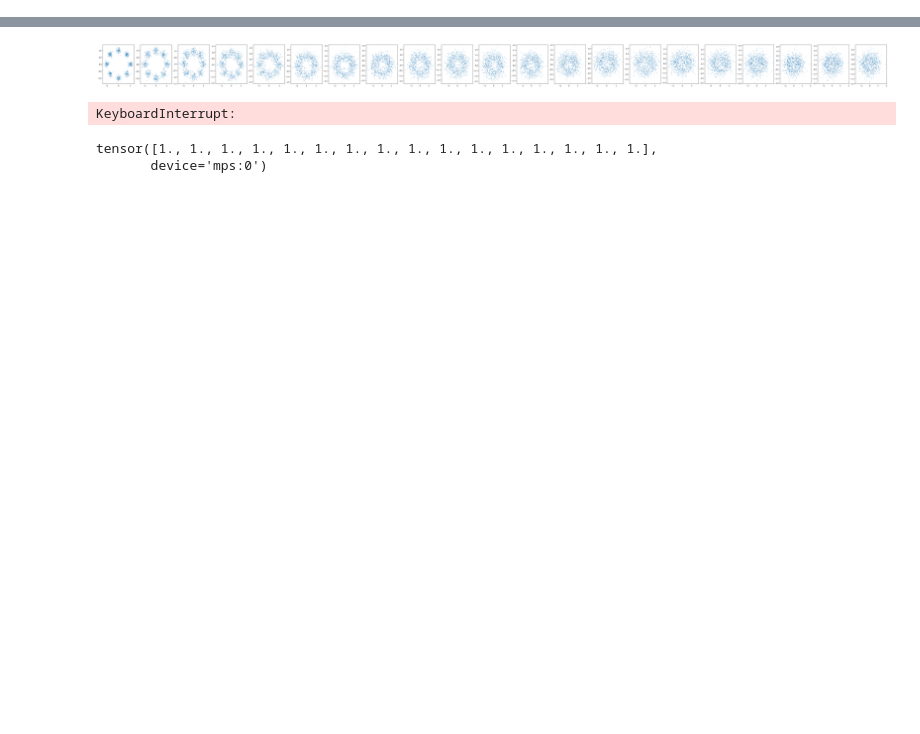
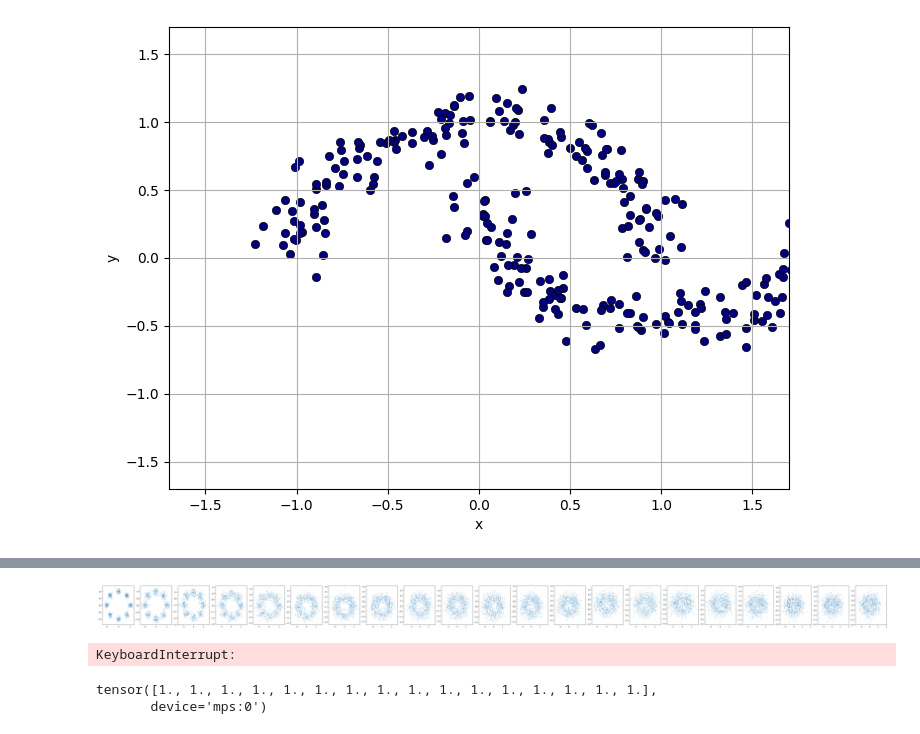
Before and after one commit to mmacosha/d2e-stochastic-dynamics, a Jupyter notebook: notebooks/sb-benchmark.ipynb, the cells around one changed output, grey strips where cells are left out. Cells and saved outputs as stored; diff of their text form; code cells hidden in the pictures; blank space fills up the shorter version.

```diff
--- a/notebooks/sb-benchmark.ipynb
+++ b/notebooks/sb-benchmark.ipynb
@@ -25,0 +151,20 @@ from sb.samplers.utils import sample_trajectory_v2
+# %%
+import matplotlib.pyplot as plt
+from sklearn.datasets import make_moons
+
+# Generate data
+X, y = make_moons(n_samples=300, noise=0.1, random_state=42)
+traj = [X for _ in range(5)]
+
+# Plot
+plt.figure(figsize=(8, 6))
+sns.scatterplot(x=X[:, 0], y=X[:, 1], color="#04007C", edgecolor='k')  # deep navy blue
+plt.grid(True)
+
+plt.xlabel("x")
+plt.ylabel("y")
+plt.xlim(-1.7, 1.7)
+plt.ylim(-1.7, 1.7)
+plt.show()
+# %% [output]
+[figure, added]
```
Also changed, not shown: parts of 16 cells of this notebook, 54 other files.
